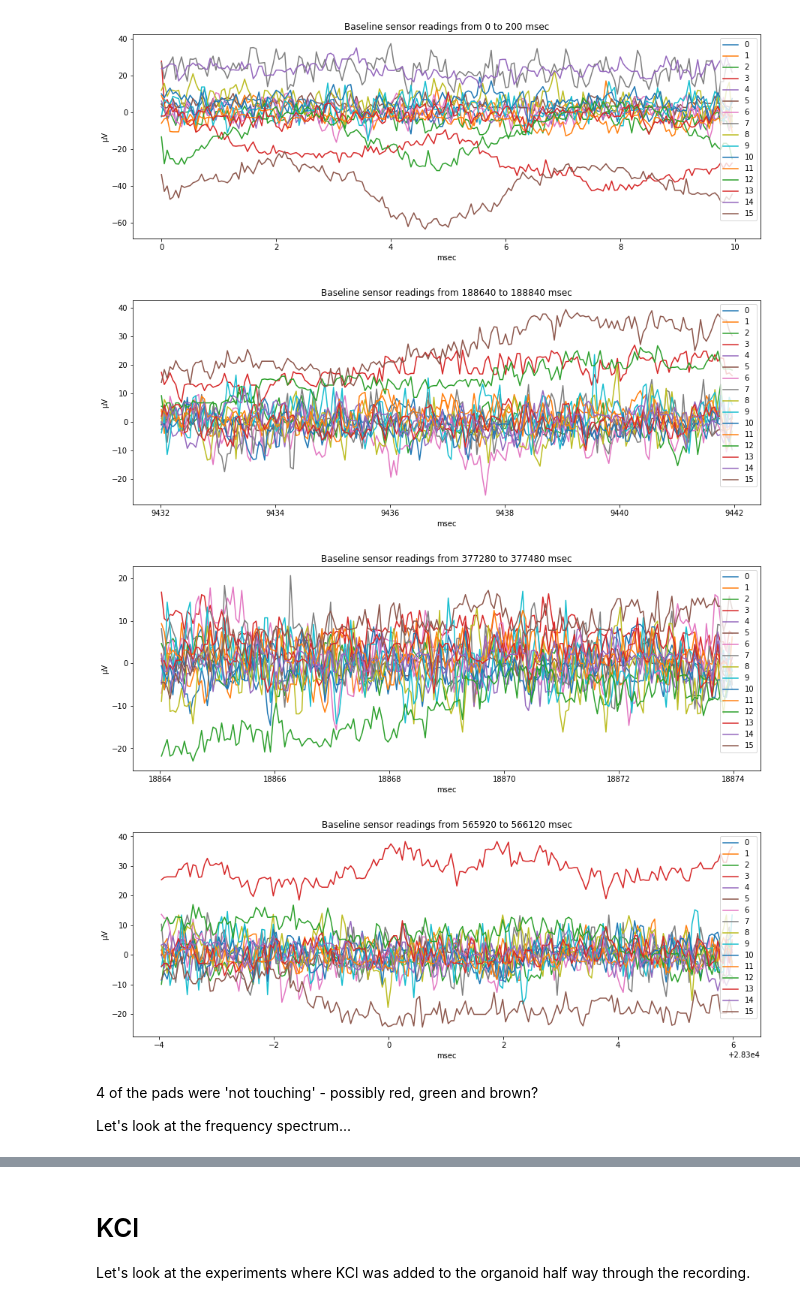
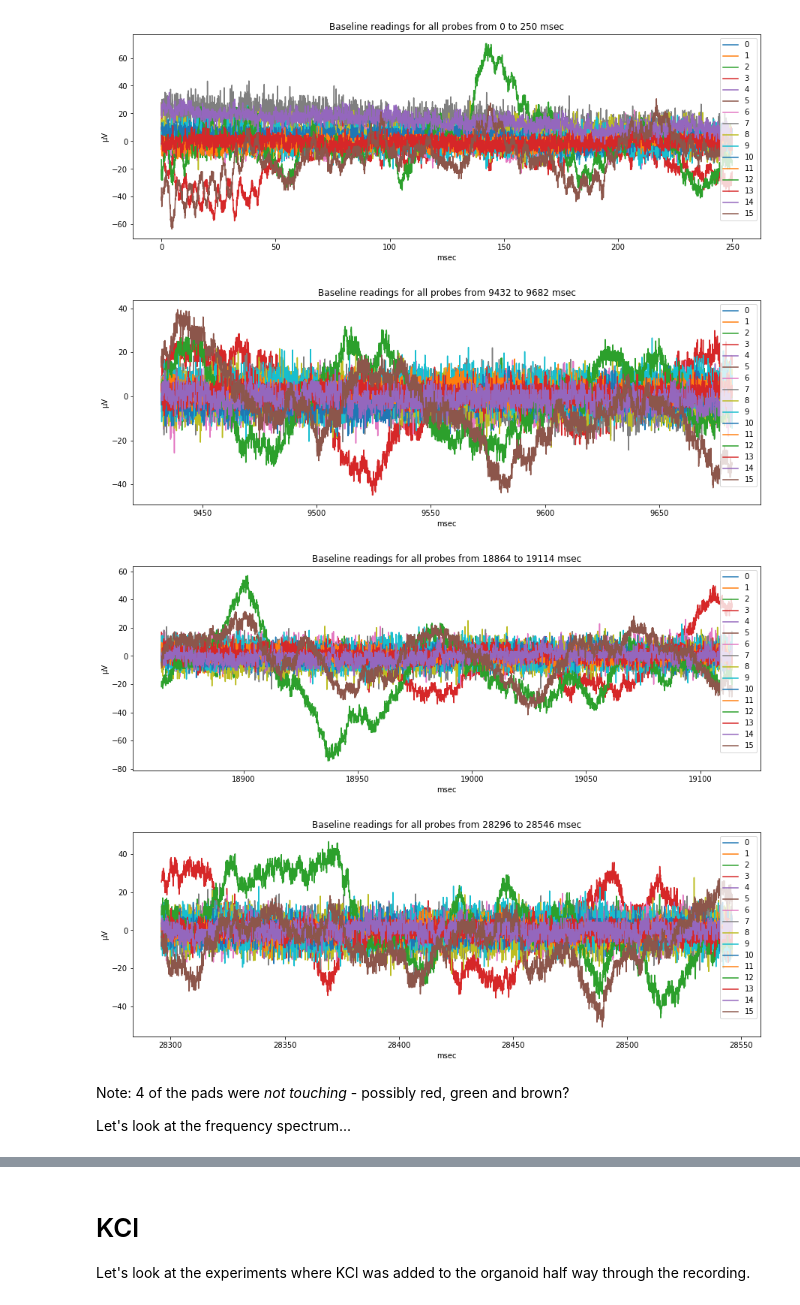
Before and after one commit to braingeneers/experiment, a Jupyter notebook: ingest/view.ipynb, the cells around one changed output, grey strips where cells are left out. Cells and saved outputs as stored; diff of their text form; code cells hidden in the pictures.

```diff
--- a/ingest/view.ipynb
+++ b/ingest/view.ipynb
@@ -27,17 +31,17 @@ def load_experiment(path):
     """
     Load signal and metadata stored in S3 via the ingest notebook.
     Returns:
-    S = signal vector of microvolt time series readings, one for each of the 16 channels
-    t = time in milliseconds for each reading
+    X = signal vector of microvolt time series readings, one for each of the channels
+    t = time in milliseconds for each reading (for conveniance, all samples at fs)
     fs = sample rate
     metadata = all of the metadata associated with this experiment
     """
     metadata = requests.get("{}/{}.json".format(base_url, path)).json()
     fs = metadata["frequency_parameters"]["amplifier_sample_rate"]
     with np.DataSource(None).open("{}/{}.npy".format(base_url, path), "rb") as f:
-        S = np.load(f)
+        X = np.load(f)
     # Convert from 16 bit unsigned int to signed floating point microvolts array as per Intam sample code
-    S = np.multiply(0.195, (S.astype(np.int32) - 32768))
+    X = np.multiply(0.195, (X.astype(np.int32) - 32768))
 
-    t = np.linspace(0, 1000 * S.shape[1] / fs, S.shape[1])
-    return S, t, fs, metadata
+    t = np.linspace(0, 1000 * X.shape[1] / fs, X.shape[1])
+    return X, t, fs, metadata
@@ -48,5 +52,7 @@ Let's plot a portion of the baseline readings ie no organoid, only nueral fluid
 # %%
-S, t, fs, metadata = load_experiment("organoid-1/recording_background_181208_125938")
-print("Loaded signal comprising {} channels {} samples each covering {} seconds".format(*S.shape, t[-1] // 1000))
-print("Original file: {}".format(metadata["source_file_path"]))
+X, t, fs, metadata = load_experiment("organoid-1/recording_background_181208_125938")
+print("Loaded {}\n comprising {} channels of {} samples over {} seconds".format(
+    metadata["source_file_path"], *X.shape, t[-1] // 1000))
+print("frequency_parameters metadata:")
+pprint.pprint(metadata["frequency_parameters"])
 # %% [output]
@@ -55,22 +85,21 @@ Original file: mea/ucsf/11-12-2018/organoid 1/recording_background_181208_125938
 # %%
-plt.rcParams['figure.figsize'] = (15.0, 5.0)
 for j in range(4):
-    start = j * (S.shape[1] // 4)
-    end = start + int(fs) // 100
-    for i in range(S.shape[0]):
-        plt.plot(t[start:end], S[i][start:end], label=str(i))
+    start = j * (X.shape[1] // 4)
+    end = start + int(fs) // 4
+    for i in range(X.shape[0]):
+        plt.plot(t[start:end], X[i][start:end], label=str(i))
     plt.legend(loc='upper right')
-    plt.title("Baseline sensor readings from {} to {} msec".format(start, end))
+    plt.title("Baseline readings for all probes from {} to {} msec".format(int(t[start]), int(t[end])))
     plt.xlabel("msec")
     plt.ylabel("μV")
     plt.show()
 # %% [output]
-[figure, old version]
+[figure, new version]
-[figure, old version]
+[figure, new version]
-[figure, old version]
+[figure, new version]
-[figure, old version]
+[figure, new version]
 # %% [markdown]
-4 of the pads were 'not touching' - possibly red, green and brown?
+Note: 4 of the pads were _not touching_ - possibly red, green and brown?
 
 Let's look at the frequency spectrum...
 # %%
```
Also changed, not shown: parts of 18 cells of this notebook.
